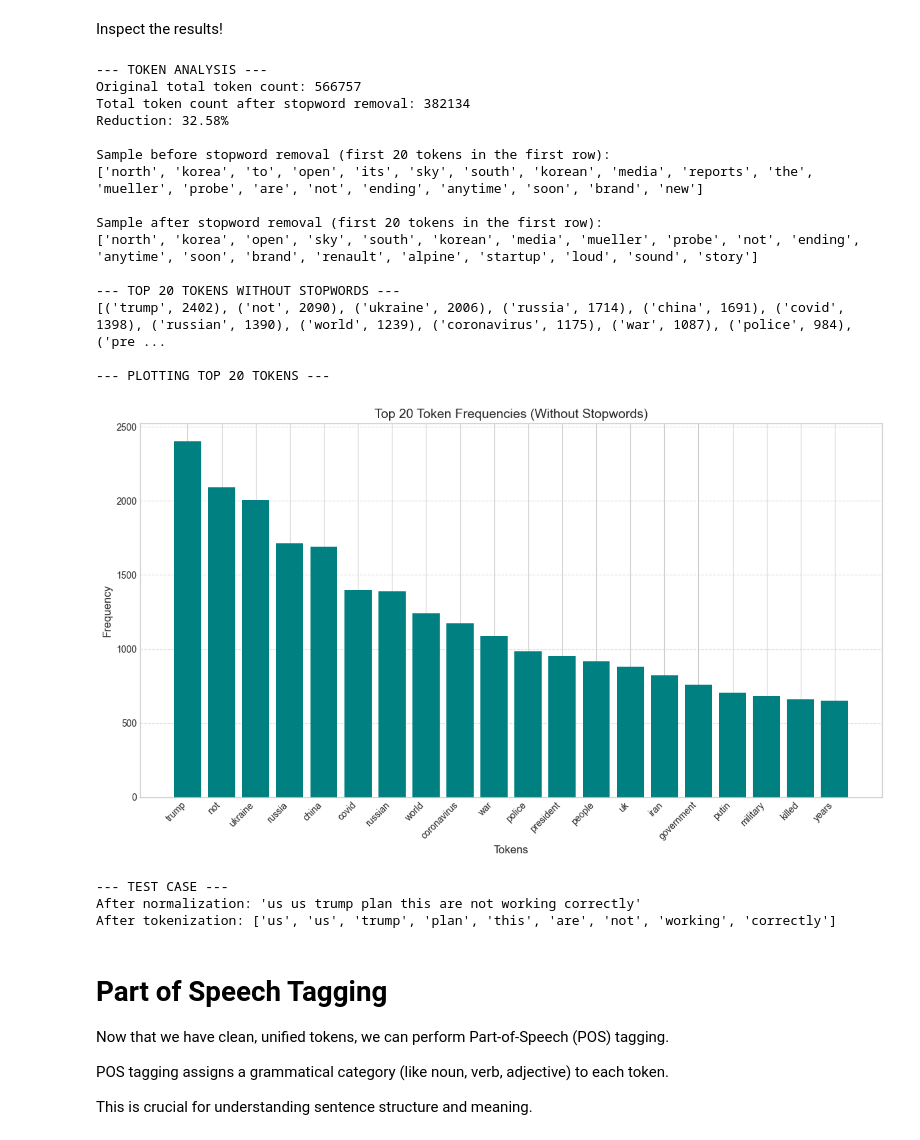
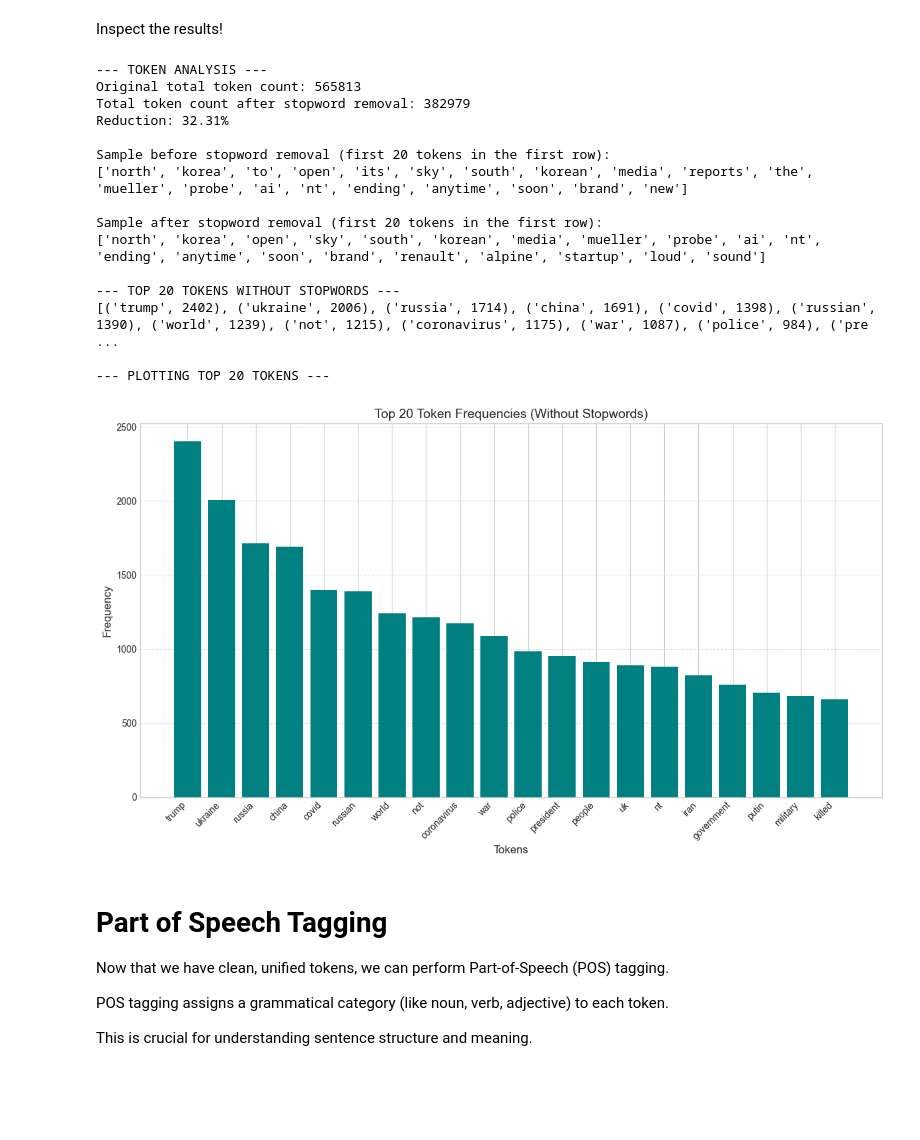
Before and after one commit to Rockhardey54/NLPNewsAnalyzer, a Jupyter notebook: headlines.ipynb, the cells around one changed output. Saved outputs shown, nothing was run; the diff lists cells and outputs as text; code cells hidden in the pictures; blank space fills up the shorter version.

```diff
--- a/headlines.ipynb
+++ b/headlines.ipynb
@@ -174,6 +174,22 @@ import pandas as pd
 # Load spaCy model (blank English model to avoid over-processing)
 nlp = spacy.blank("en")
 
+def safe_expand_contractions(text):
+    """Safely expand contractions, handling non-English text"""
+    if not isinstance(text, str) or not text.strip():
+        return text
+
+    # Skip processing if text contains non-ASCII characters that might cause issues
+    if any(ord(c) > 127 for c in text):
+        return text  # Return original text without expansion
+
+    # Process contractions for English text
+    try:
+        return contractions.fix(text)
+    except Exception as e:
+        print(f"Contraction expansion error: {e} in text: {text[:50]}...")
+        return text  # Return original text on error
+
 def normalize_text(text):
     if not isinstance(text, str) or not text.strip():
         return ""
@@ -184,11 +200,8 @@ def normalize_text(text):
     for k, v in acronyms.items():
         text = text.replace(k, v)
 
-    # Step 2: Expand contractions with error logging
-    try:
-        text = contractions.fix(text)
-    except Exception as e:
-        print(f"Contraction expansion error: {e} in text: {text[:50]}...")
+    # Step 2: Expand contractions with safe handling
+    text = safe_expand_contractions(text)
 
     # Step 3: Lowercase
     text = text.lower()
@@ -688,54 +698,40 @@ print(top_tokens)
 
 # --- VISUALIZATION ---
 print(f"\n--- PLOTTING TOP {N} TOKENS ---")
 
 if top_tokens:
     # Prepare data for plotting
     tokens, counts = zip(*top_tokens)
 
     plt.figure(figsize=(12, 7)) # Adjust figure size for better readability
     plt.bar(tokens, counts, color='teal') # Using a different color
     plt.xlabel('Tokens', fontsize=12) # Increase font size for labels
     plt.ylabel('Frequency', fontsize=12)
     plt.title(f'Top {N} Token Frequencies (Without Stopwords)', fontsize=14) # Increase font size for title
     plt.xticks(rotation=45, ha='right', fontsize=10) # Rotate and adjust alignment of labels
     plt.yticks(fontsize=10) # Increase font size for y-axis ticks
     plt.grid(axis='y', linestyle='--', alpha=0.7) # Add a grid for better readability
     plt.tight_layout() # Adjust layout to prevent labels overlapping
     plt.show()
 else:
     print("No tokens found to plot.")
-
-# --- Test Case (Keep this as it's useful for debugging the initial pipeline steps) ---
-print("\n--- TEST CASE ---")
-sample_text = "U.S. u.s. Trump's plan This ain't working correctly"
-try:
-    normalized = normalize_text(sample_text)
-    print(f"After normalization: '{normalized}'")
-    tokens_sample = tokenize_text(normalized)
-    print(f"After tokenization: {tokens_sample}")
-except NameError:
-    print("Skipping test case: normalize_text or tokenize_text not defined in this scope.")
 # %% [output]
 --- TOKEN ANALYSIS ---
-Original total token count: 566757
-Total token count after stopword removal: 382134
-Reduction: 32.58%
+Original total token count: 565813
+Total token count after stopword removal: 382979
+Reduction: 32.31%
 
 Sample before stopword removal (first 20 tokens in the first row):
-['north', 'korea', 'to', 'open', 'its', 'sky', 'south', 'korean', 'media', 'reports', 'the', 'mueller', 'probe', 'are', 'not', 'ending', 'anytime', 'soon', 'brand', 'new']
+['north', 'korea', 'to', 'open', 'its', 'sky', 'south', 'korean', 'media', 'reports', 'the', 'mueller', 'probe', 'ai', 'nt', 'ending', 'anytime', 'soon', 'brand', 'new']
 
 Sample after stopword removal (first 20 tokens in the first row):
-['north', 'korea', 'open', 'sky', 'south', 'korean', 'media', 'mueller', 'probe', 'not', 'ending', 'anytime', 'soon', 'brand', 'renault', 'alpine', 'startup', 'loud', 'sound', 'story']
+['north', 'korea', 'open', 'sky', 'south', 'korean', 'media', 'mueller', 'probe', 'ai', 'nt', 'ending', 'anytime', 'soon', 'brand', 'renault', 'alpine', 'startup', 'loud', 'sound']
 
 --- TOP 20 TOKENS WITHOUT STOPWORDS ---
-[('trump', 2402), ('not', 2090), ('ukraine', 2006), ('russia', 1714), ('china', 1691), ('covid', 1398), ('russian', 1390), ('world', 1239), ('coronavirus', 1175), ('war', 1087), ('police', 984), ('pre ...
+[('trump', 2402), ('ukraine', 2006), ('russia', 1714), ('china', 1691), ('covid', 1398), ('russian', 1390), ('world', 1239), ('not', 1215), ('coronavirus', 1175), ('war', 1087), ('police', 984), ('pre ...
 
 --- PLOTTING TOP 20 TOKENS ---
-[figure, old version]
+[figure, new version]
---- TEST CASE ---
-After normalization: 'us us trump plan this are not working correctly'
-After tokenization: ['us', 'us', 'trump', 'plan', 'this', 'are', 'not', 'working', 'correctly']
 # %% [markdown]
 # **Part of Speech Tagging**
  Now that we have clean, unified tokens, we can perform Part-of-Speech (POS) tagging.
```
Also changed, not shown: parts of 6 cells of this notebook.
